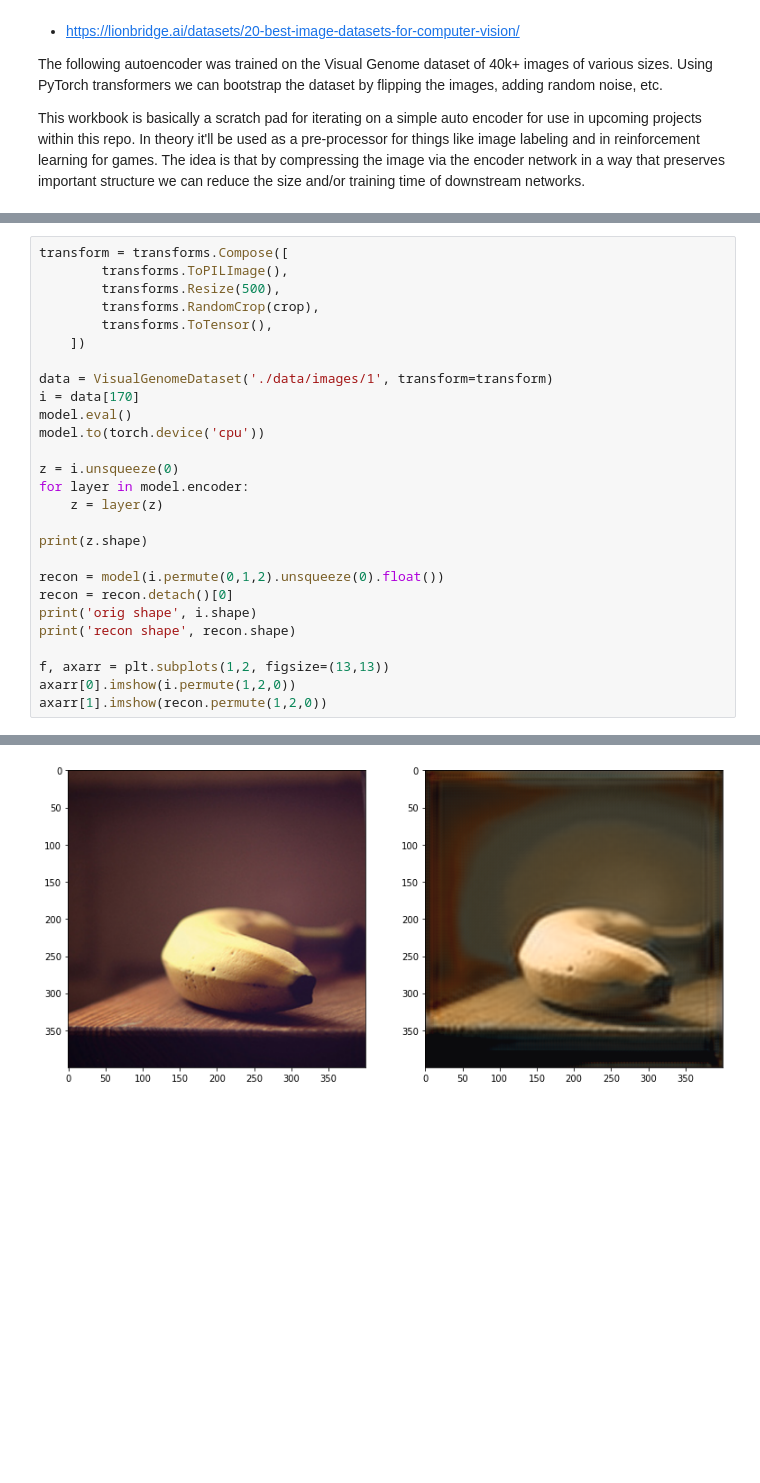
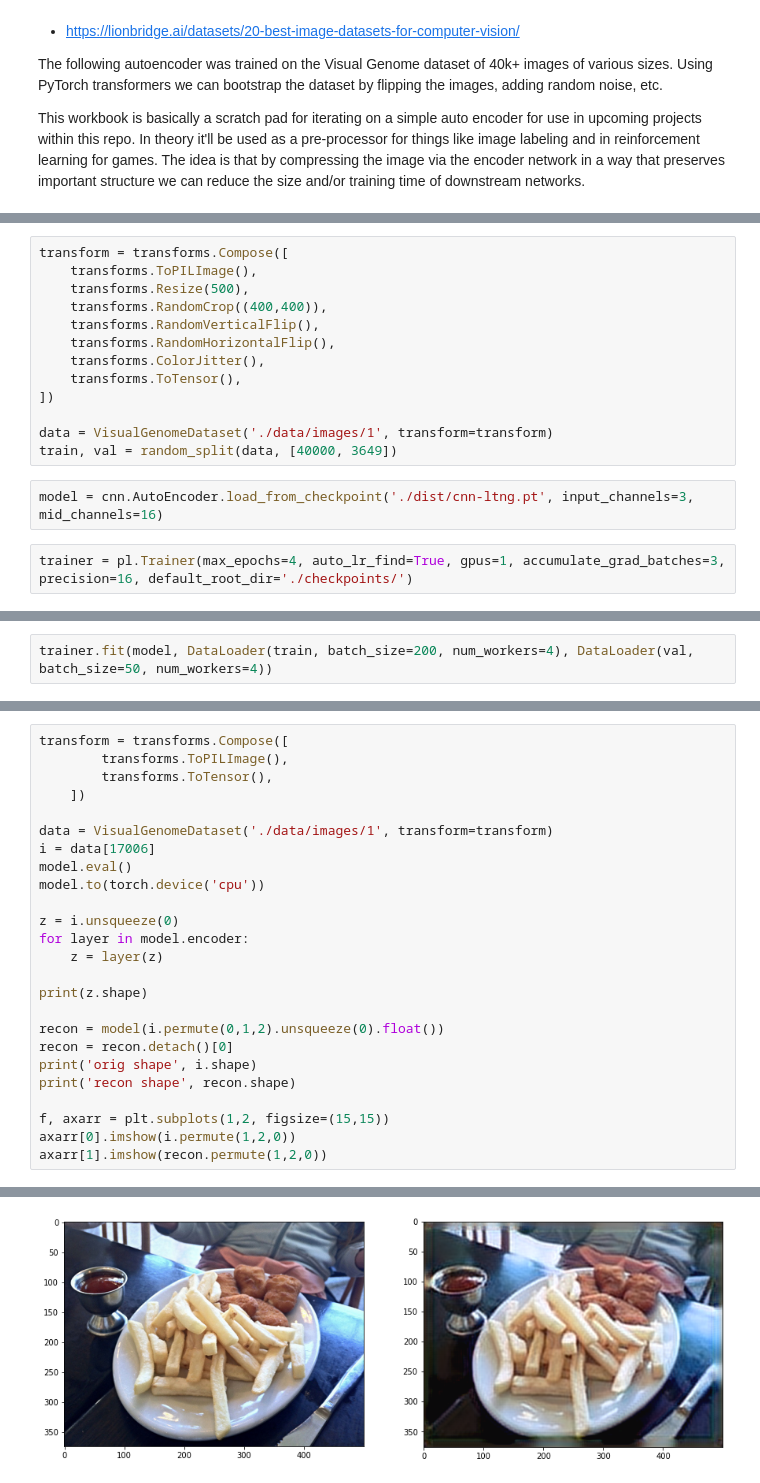
Before and after one commit to joedursun/machine-learning, a Jupyter notebook: ConvAutoencoder.ipynb, the cells around one changed output, grey strips where cells are left out. Saved outputs shown, nothing was run; the diff lists cells and outputs as text; blank space fills up the shorter version.

Commit message:
Update notebook with lightning training

```diff
--- a/ConvAutoencoder.ipynb
+++ b/ConvAutoencoder.ipynb
@@ -179,0 +71,17 @@ torch.save(state, './dist/cnn.pt')
+# %%
+transform = transforms.Compose([
+    transforms.ToPILImage(),
+    transforms.Resize(500),
+    transforms.RandomCrop((400,400)),
+    transforms.RandomVerticalFlip(),
+    transforms.RandomHorizontalFlip(),
+    transforms.ColorJitter(),
+    transforms.ToTensor(),
+])
+
+data = VisualGenomeDataset('./data/images/1', transform=transform)
+train, val = random_split(data, [40000, 3649])
+# %%
+model = cnn.AutoEncoder.load_from_checkpoint('./dist/cnn-ltng.pt', input_channels=3, mid_channels=16)
+# %%
+trainer = pl.Trainer(max_epochs=4, auto_lr_find=True, gpus=1, accumulate_grad_batches=3, precision=16, default_root_dir='./checkpoints/')
@@ -179,0 +93,2 @@ torch.save(state, './dist/cnn.pt')
+# %%
+trainer.fit(model, DataLoader(train, batch_size=200, num_workers=4), DataLoader(val, batch_size=50, num_workers=4))
@@ -180,13 +101,11 @@ torch.save(state, './dist/cnn.pt')
 # %%
 transform = transforms.Compose([
         transforms.ToPILImage(),
-        transforms.Resize(500),
-        transforms.RandomCrop(crop),
         transforms.ToTensor(),
     ])
 
 data = VisualGenomeDataset('./data/images/1', transform=transform)
-i = data[170]
+i = data[17006]
 model.eval()
 model.to(torch.device('cpu'))
 
@@ -201,7 +120,7 @@ recon = recon.detach()[0]
 print('orig shape', i.shape)
 print('recon shape', recon.shape)
 
-f, axarr = plt.subplots(1,2, figsize=(13,13))
+f, axarr = plt.subplots(1,2, figsize=(15,15))
 axarr[0].imshow(i.permute(1,2,0))
 axarr[1].imshow(recon.permute(1,2,0))
 # %% [output]
@@ -212,2 +131,2 @@ recon shape torch.Size([3, 400, 400])
 <matplotlib.image.AxesImage at 0x...>
-[figure, old version]
+[figure, new version]
```
Also changed, not shown: parts of 9 cells of this notebook.
